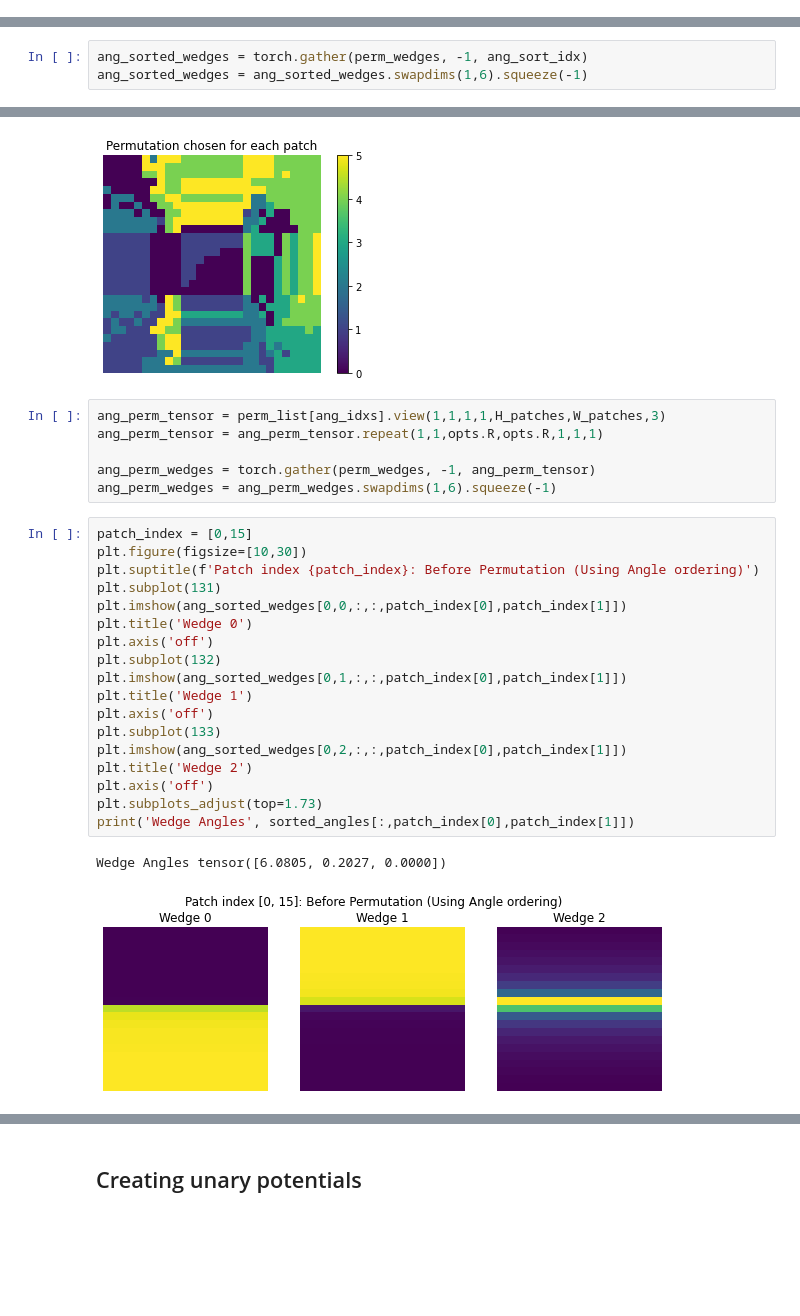
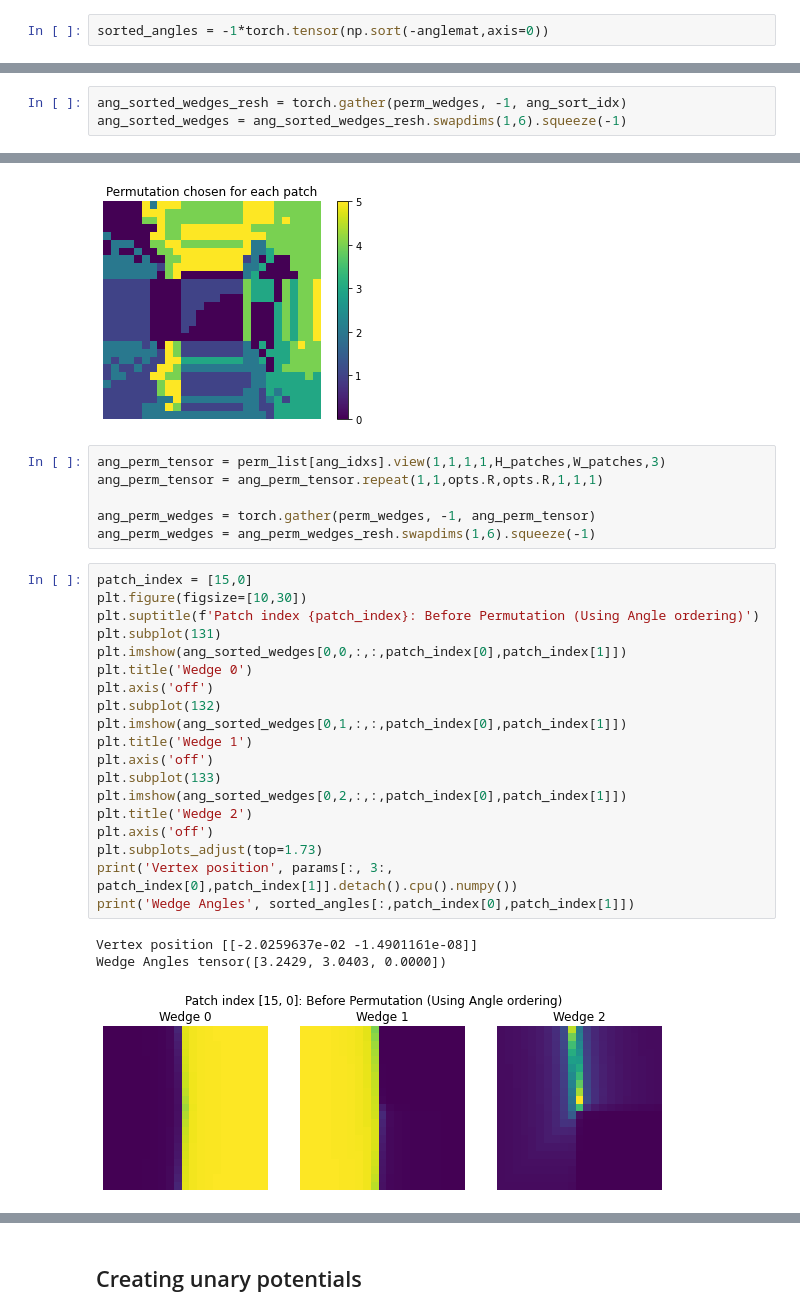
Before and after one commit to aneeldamaraju/fieldofjunctions, a Jupyter notebook: ordinal_depth/cavi.ipynb, the cells around one changed output, grey strips where cells are left out. Cells and saved outputs as stored; diff of their text form; blank space fills up the shorter version.

```diff
--- a/ordinal_depth/cavi.ipynb
+++ b/ordinal_depth/cavi.ipynb
@@ -276,6 +277,8 @@ plt.axis('off')
 plt.subplots_adjust(top=1.73)
 # %% [output]
 [figure]
+# %%
+sorted_angles = -1*torch.tensor(np.sort(-anglemat,axis=0))
 # %% [markdown]
 ## Next part: Sort by wedge size
 # %%
@@ -288,8 +291,8 @@ ang_sort_idx.shape
 # %% [output]
 torch.Size([1, 1, 21, 21, 28, 28, 3])
 # %%
-ang_sorted_wedges = torch.gather(perm_wedges, -1, ang_sort_idx)
-ang_sorted_wedges = ang_sorted_wedges.swapdims(1,6).squeeze(-1)
+ang_sorted_wedges_resh = torch.gather(perm_wedges, -1, ang_sort_idx)
+ang_sorted_wedges = ang_sorted_wedges_resh.swapdims(1,6).squeeze(-1)
 # %%
 ang_region_patches = ang_sorted_wedges.unsqueeze(1).unsqueeze(3)
 ang_permutations = get_permutations(ang_region_patches)
@@ -308,28 +311,30 @@ ang_perm_tensor = perm_list[ang_idxs].view(1,1,1,1,H_patches,W_patches,3)
 ang_perm_tensor = ang_perm_tensor.repeat(1,1,opts.R,opts.R,1,1,1)
 
 ang_perm_wedges = torch.gather(perm_wedges, -1, ang_perm_tensor)
-ang_perm_wedges = ang_perm_wedges.swapdims(1,6).squeeze(-1)
+ang_perm_wedges = ang_perm_wedges_resh.swapdims(1,6).squeeze(-1)
 # %%
-patch_index = [0,15]
+patch_index = [15,0]
 plt.figure(figsize=[10,30])
 plt.suptitle(f'Patch index {patch_index}: Before Permutation (Using Angle ordering)')
 plt.subplot(131)
 plt.imshow(ang_sorted_wedges[0,0,:,:,patch_index[0],patch_index[1]])
 plt.title('Wedge 0')
 plt.axis('off')
 plt.subplot(132)
 plt.imshow(ang_sorted_wedges[0,1,:,:,patch_index[0],patch_index[1]])
 plt.title('Wedge 1')
 plt.axis('off')
 plt.subplot(133)
 plt.imshow(ang_sorted_wedges[0,2,:,:,patch_index[0],patch_index[1]])
 plt.title('Wedge 2')
 plt.axis('off')
 plt.subplots_adjust(top=1.73)
+print('Vertex position', params[:, 3:, patch_index[0],patch_index[1]].detach().cpu().numpy())
 print('Wedge Angles', sorted_angles[:,patch_index[0],patch_index[1]])
 # %% [output]
-Wedge Angles tensor([6.0805, 0.2027, 0.0000])
+Vertex position [[-2.0259637e-02 -1.4901161e-08]]
+Wedge Angles tensor([3.2429, 3.0403, 0.0000])
-[figure, old version]
+[figure, new version]
 # %%
 # patch_index = [23,27]
 plt.figure(figsize=[10,30])
```
Also changed, not shown: parts of 19 cells of this notebook, 4 other files.
